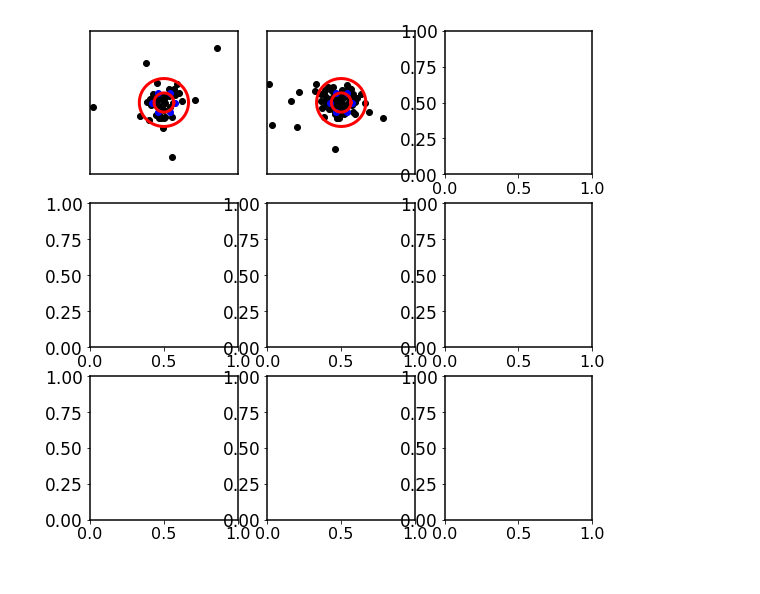
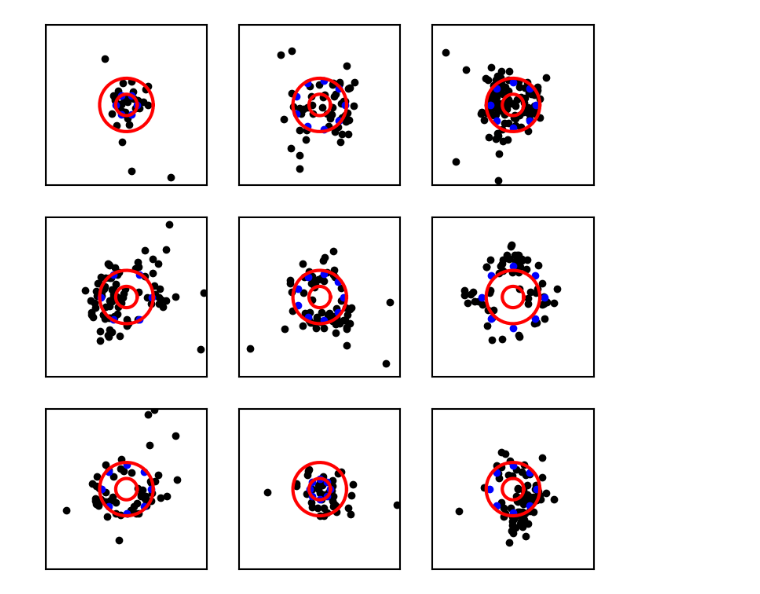
Before and after one commit to GallegoLab/Continuum-architecture-dynamics-of-vesicle-tethering-in-exocytosis, a Jupyter notebook: SMLM/scripts/Visualize_synthetic_sites.ipynb, the cells around one changed output. Drawn from its saved outputs; the diff is of its cells as text; code cells hidden in the pictures.

```diff
--- a/SMLM/scripts/Visualize_synthetic_sites.ipynb
+++ b/SMLM/scripts/Visualize_synthetic_sites.ipynb
@@ -14,32 +14,32 @@ mpl.rcParams['ytick.labelsize'] = 17
 pd.options.display.float_format = '{:,.4f}'.format
 # %%
 # Representative mosaic of simulated sites
-home = "" # Update for the proper location of SMLM folder
+home = "../" # Update for the proper location of SMLM folder
 alldata= pd.read_csv(home + "Data/Synthetic_SMLM_clusters.csv")
 ids = np.random.randint(len(alldata))
 fig,axes = plt.subplots(3,3,figsize=(3*3,3*3))
 axes  = np.ravel(axes)
-for idf,ids in alldata.sample(9).index:
+for idf, ids in enumerate(alldata.sample(9).index):
     if idf < 9:
         ax = axes[idf]
         for i,j in enumerate(["Locs","Exos"]):
             x = alldata.loc[ids, "X_"+j]
             x = x.split('[')[-1].split(']')[0].split("\n")
             x = [float(xxx) for xx in x for xxx in xx.split(" ") if len(xxx) > 0 ]
             y = alldata.loc[ids, "Y_"+j]
             y = y.split('[')[-1].split(']')[0].split("\n")
             y = [float(yyy) for yy in y for yyy in yy.split(" ") if len(yyy) > 0 ]
 
             ro = 35-15
             r1 = 35+15
             th = np.linspace(0,1,50)*2*np.pi
             ax.scatter(x,y,color=['k','b'][i])
 
         ax.plot(r1*np.cos(th),r1*np.sin(th),lw=3,color='r')
         ax.plot(ro*np.cos(th),ro*np.sin(th),lw=3,color='r')
         ax.set_xlim(-150,150)
         ax.set_ylim(-150,150)
         ax.set_xticks([])
         ax.set_yticks([])
 # %% [output]
-[figure, old version]
+[figure, new version]
```
Also changed, not shown: 26 other files.
